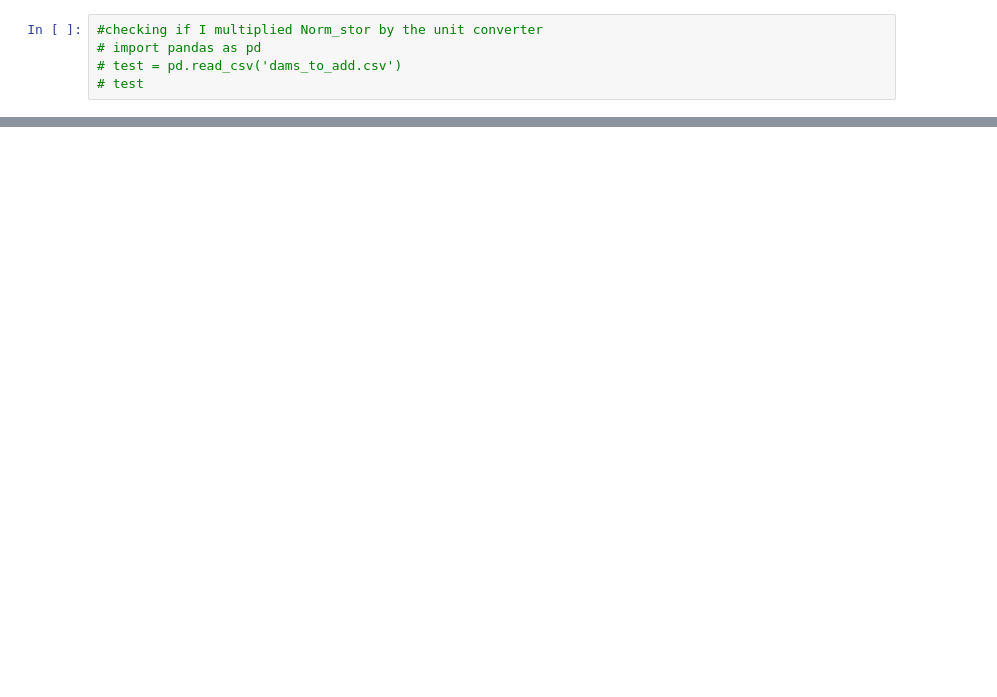
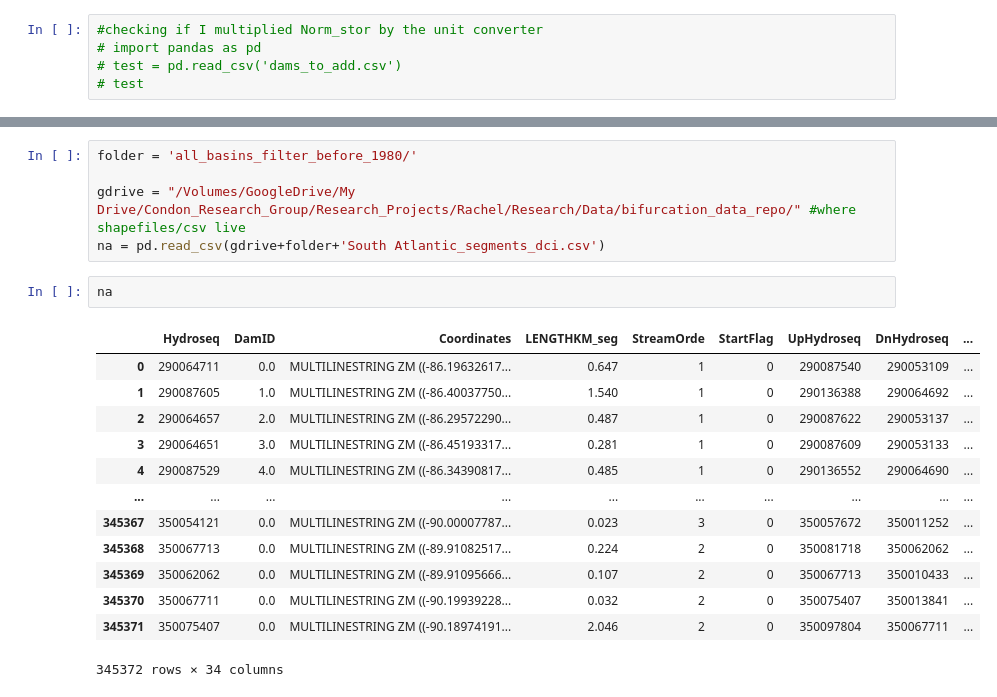
Before and after one commit to rspinti/River_bifurcation, a Jupyter notebook: archive/Rachel_testing/fragment_analysis_byHUC.ipynb, the cells around one changed output, grey strips where cells are left out. Saved outputs shown, nothing was run; the diff lists cells and outputs as text; blank space fills up the shorter version.

```diff
--- a/archive/Rachel_testing/fragment_analysis_byHUC.ipynb
+++ b/archive/Rachel_testing/fragment_analysis_byHUC.ipynb
@@ -186,0 +172,21 @@ red_frag2
+# %%
+folder = 'all_basins_filter_before_1980/'
+
+gdrive = "/Volumes/GoogleDrive/My Drive/Condon_Research_Group/Research_Projects/Rachel/Research/Data/bifurcation_data_repo/" #where shapefiles/csv live
+na = pd.read_csv(gdrive+folder+'South Atlantic_segments_dci.csv')
+# %%
+na
+# %% [output]
+|  | Hydroseq | DamID | Coordinates | LENGTHKM_seg | StreamOrde | StartFlag | UpHydroseq | DnHydroseq | ... |
+| 0 | 290064711 | 0.0 | MULTILINESTRING ZM ((-86.19632617... | 0.647 | 1 | 0 | 290087540 | 290053109 | ... |
+| 1 | 290087605 | 1.0 | MULTILINESTRING ZM ((-86.40037750... | 1.540 | 1 | 0 | 290136388 | 290064692 | ... |
+| 2 | 290064657 | 2.0 | MULTILINESTRING ZM ((-86.29572290... | 0.487 | 1 | 0 | 290087622 | 290053137 | ... |
+| 3 | 290064651 | 3.0 | MULTILINESTRING ZM ((-86.45193317... | 0.281 | 1 | 0 | 290087609 | 290053133 | ... |
+| 4 | 290087529 | 4.0 | MULTILINESTRING ZM ((-86.34390817... | 0.485 | 1 | 0 | 290136552 | 290064690 | ... |
+| ... | ... | ... | ... | ... | ... | ... | ... | ... | ... |
+| 345367 | 350054121 | 0.0 | MULTILINESTRING ZM ((-90.00007787... | 0.023 | 3 | 0 | 350057672 | 350011252 | ... |
+| 345368 | 350067713 | 0.0 | MULTILINESTRING ZM ((-89.91082517... | 0.224 | 2 | 0 | 350081718 | 350062062 | ... |
+| 345369 | 350062062 | 0.0 | MULTILINESTRING ZM ((-89.91095666... | 0.107 | 2 | 0 | 350067713 | 350010433 | ... |
+| 345370 | 350067711 | 0.0 | MULTILINESTRING ZM ((-90.19939228... | 0.032 | 2 | 0 | 350075407 | 350013841 | ... |
+| 345371 | 350075407 | 0.0 | MULTILINESTRING ZM ((-90.18974191... | 2.046 | 2 | 0 | 350097804 | 350067711 | ... |
+345372 rows × 34 columns
```
Also changed, not shown: parts of 21 cells of this notebook, 17 other files.
